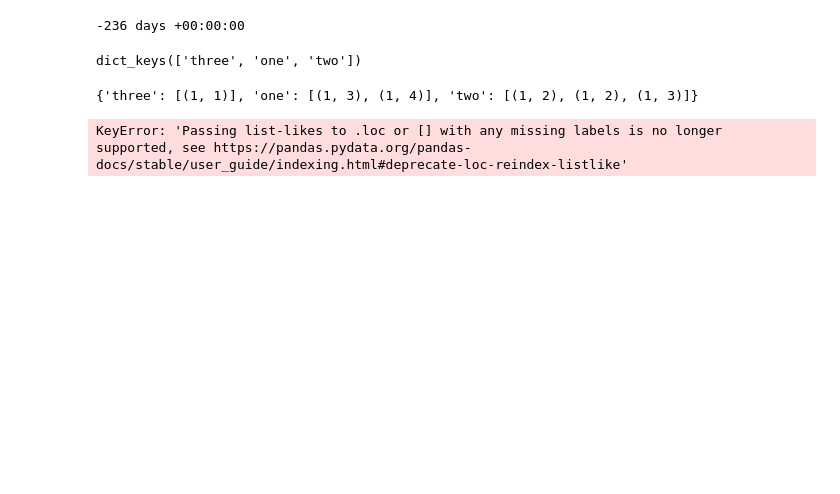
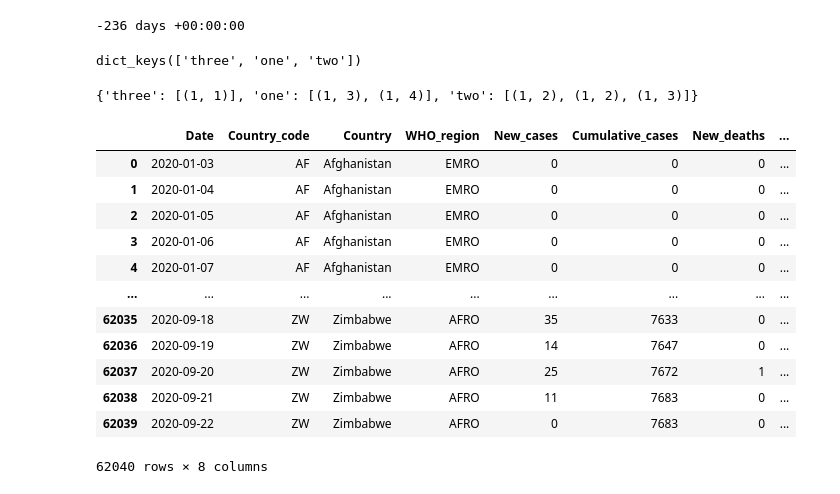
Before and after one commit to Johan-Liebert1/Covid-19_DataAnalysis, a Jupyter notebook: Covid Cases Plotting.ipynb, the cells around one changed output. Cells and saved outputs as stored; diff of their text form; code cells hidden in the pictures; blank space fills up the shorter version.

```diff
--- a/Covid Cases Plotting.ipynb
+++ b/Covid Cases Plotting.ipynb
@@ -178,10 +171,19 @@ d
 # %% [output]
 dict_keys(['three', 'one', 'two'])
 {'three': [(1, 1)], 'one': [(1, 3), (1, 4)], 'two': [(1, 2), (1, 2), (1, 3)]}
-# %%
-india = get_country_df("India")
-s, e = (india['Date'].iloc[0],india['Date'].iloc[-1])
-india.set_index('Date', inplace = True)
-india.loc[s:e, ['Date','New_cases']]
-# %% [output]
-KeyError: 'Passing list-likes to .loc or [] with any missing labels is no longer supported, see https://pandas.pydata.org/pandas-docs/stable/user_guide/indexing.html#deprecate-loc-reindex-listlike'
+# %%
+df
+# %% [output]
+|  | Date | Country_code | Country | WHO_region | New_cases | Cumulative_cases | New_deaths | ... |
+| 0 | 2020-01-03 | AF | Afghanistan | EMRO | 0 | 0 | 0 | ... |
+| 1 | 2020-01-04 | AF | Afghanistan | EMRO | 0 | 0 | 0 | ... |
+| 2 | 2020-01-05 | AF | Afghanistan | EMRO | 0 | 0 | 0 | ... |
+| 3 | 2020-01-06 | AF | Afghanistan | EMRO | 0 | 0 | 0 | ... |
+| 4 | 2020-01-07 | AF | Afghanistan | EMRO | 0 | 0 | 0 | ... |
+| ... | ... | ... | ... | ... | ... | ... | ... | ... |
+| 62035 | 2020-09-18 | ZW | Zimbabwe | AFRO | 35 | 7633 | 0 | ... |
+| 62036 | 2020-09-19 | ZW | Zimbabwe | AFRO | 14 | 7647 | 0 | ... |
+| 62037 | 2020-09-20 | ZW | Zimbabwe | AFRO | 25 | 7672 | 1 | ... |
+| 62038 | 2020-09-21 | ZW | Zimbabwe | AFRO | 11 | 7683 | 0 | ... |
+| 62039 | 2020-09-22 | ZW | Zimbabwe | AFRO | 0 | 7683 | 0 | ... |
+62040 rows × 8 columns
```
Also changed, not shown: parts of 4 cells of this notebook.
